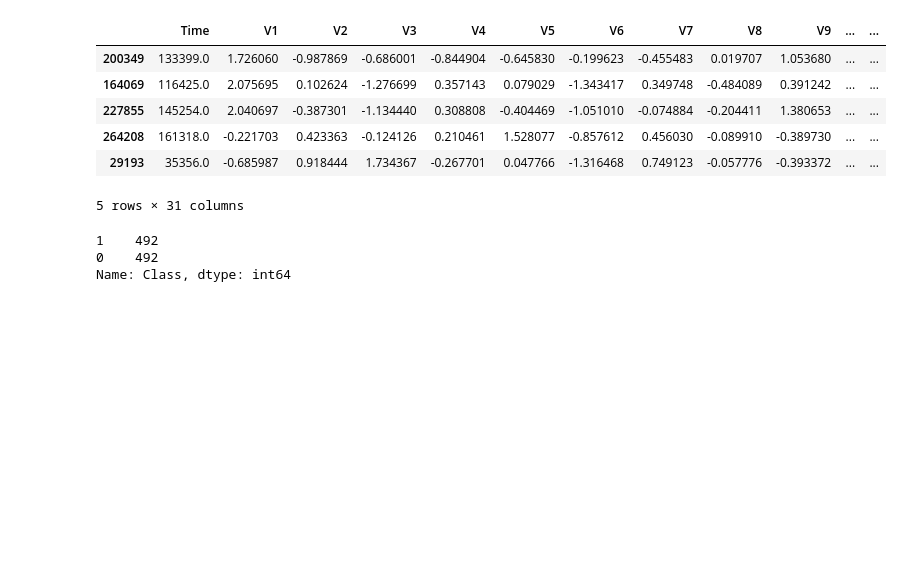
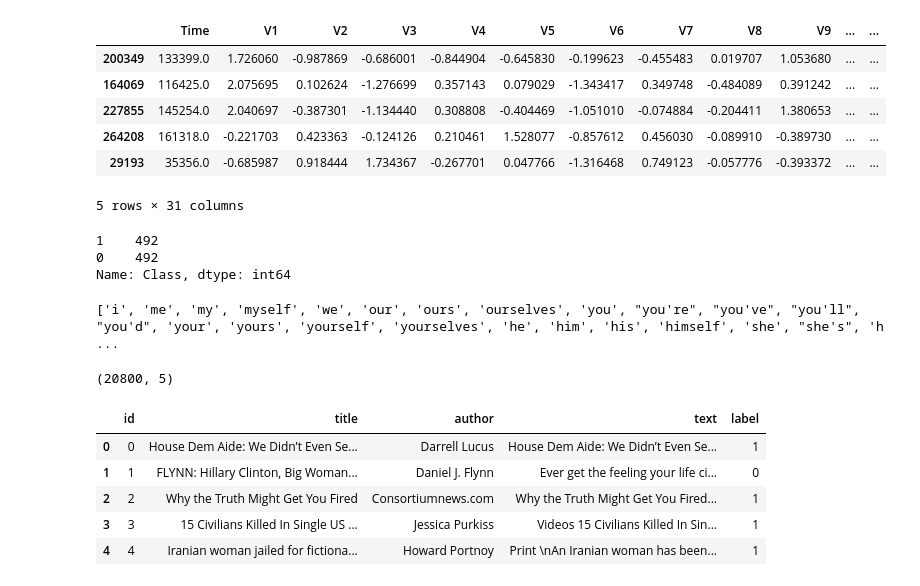
Before and after one commit to glenchiridza/ml_chp1_concepts, a Jupyter notebook: cp1.ipynb, the cells around one changed output. Drawn from its saved outputs; the diff is of its cells as text; code cells hidden in the pictures; blank space fills up the shorter version.

```diff
--- a/cp1.ipynb
+++ b/cp1.ipynb
@@ -1488,0 +1496,19 @@ Name: Class, dtype: int64
+# %%
+print(stopwords.words('english'))
+# %% [output]
+['i', 'me', 'my', 'myself', 'we', 'our', 'ours', 'ourselves', 'you', "you're", "you've", "you'll", "you'd", 'your', 'yours', 'yourself', 'yourselves', 'he', 'him', 'his', 'himself', 'she', "she's", 'h ...
+# %%
+news_dataset = pd.read_csv('../datasets/fake_news_dataset.csv')
+# %%
+news_dataset.shape
+# %% [output]
+(20800, 5)
+# %%
+news_dataset.head()
+# %% [output]
+|  | id | title | author | text | label |
+| 0 | 0 | House Dem Aide: We Didn’t Even Se... | Darrell Lucus | House Dem Aide: We Didn’t Even Se... | 1 |
+| 1 | 1 | FLYNN: Hillary Clinton, Big Woman... | Daniel J. Flynn | Ever get the feeling your life ci... | 0 |
+| 2 | 2 | Why the Truth Might Get You Fired | Consortiumnews.com | Why the Truth Might Get You Fired... | 1 |
+| 3 | 3 | 15 Civilians Killed In Single US ... | Jessica Purkiss | Videos 15 Civilians Killed In Sin... | 1 |
+| 4 | 4 | Iranian woman jailed for fictiona... | Howard Portnoy | Print \nAn Iranian woman has been... | 1 |
```
Also changed, not shown: parts of 4 cells of this notebook.
